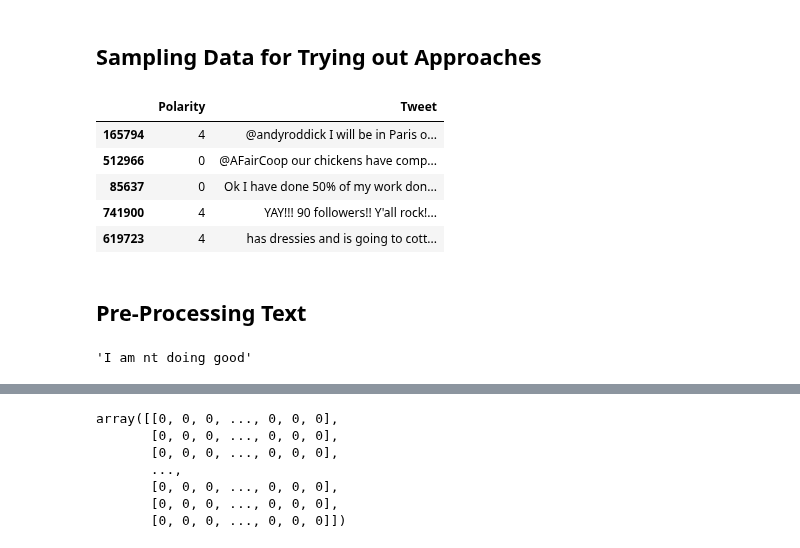
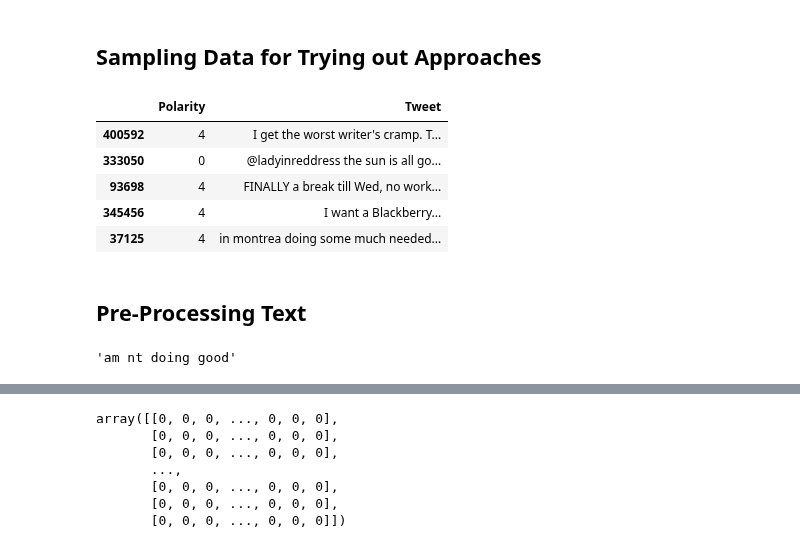
Before and after one commit to rachit-0032/col772, a Jupyter notebook: A2 - Twitter Sentiment Mining/submission.ipynb, the cells around one changed output, grey strips where cells are left out. Drawn from its saved outputs; the diff is of its cells as text; code cells hidden in the pictures.

```diff
--- a/A2 - Twitter Sentiment Mining/submission.ipynb
+++ b/A2 - Twitter Sentiment Mining/submission.ipynb
@@ -37,15 +46,15 @@ data = data.iloc[:,1:]
 # %% [markdown]
 ## Sampling Data for Trying out Approaches
 # %%
-df = data.sample(n=10000, random_state=1)
+df = data.sample(n=20000, random_state=1)
 df.tail()
 # %% [output]
 |  | Polarity | Tweet |
-| 165794 | 4 | @andyroddick I will be in Paris o... |
-| 512966 | 0 | @AFairCoop our chickens have comp... |
-| 85637 | 0 | Ok I have done 50% of my work don... |
-| 741900 | 4 | YAY!!! 90 followers!! Y'all rock!... |
-| 619723 | 4 | has dressies and is going to cott... |
+| 400592 | 4 | I get the worst writer's cramp. T... |
+| 333050 | 0 | @ladyinreddress the sun is all go... |
+| 93698 | 4 | FINALLY a break till Wed, no work... |
+| 345456 | 4 | I want a Blackberry... |
+| 37125 | 4 | in montrea doing some much needed... |
 # %% [markdown]
 ## Pre-Processing Text
 # %%
@@ -62,6 +73,6 @@ def clean_text(tweet):
     return ' '.join(tweet.split())
 # %%
-re.sub(r"[^\w\d\s]+",'', "I am n't doing good")
+clean_text("I am &amp n't doing good")
 # %% [output]
-'I am nt doing good'
+'am nt doing good'
 # %%
```
Also changed, not shown: parts of 64 cells of this notebook.
